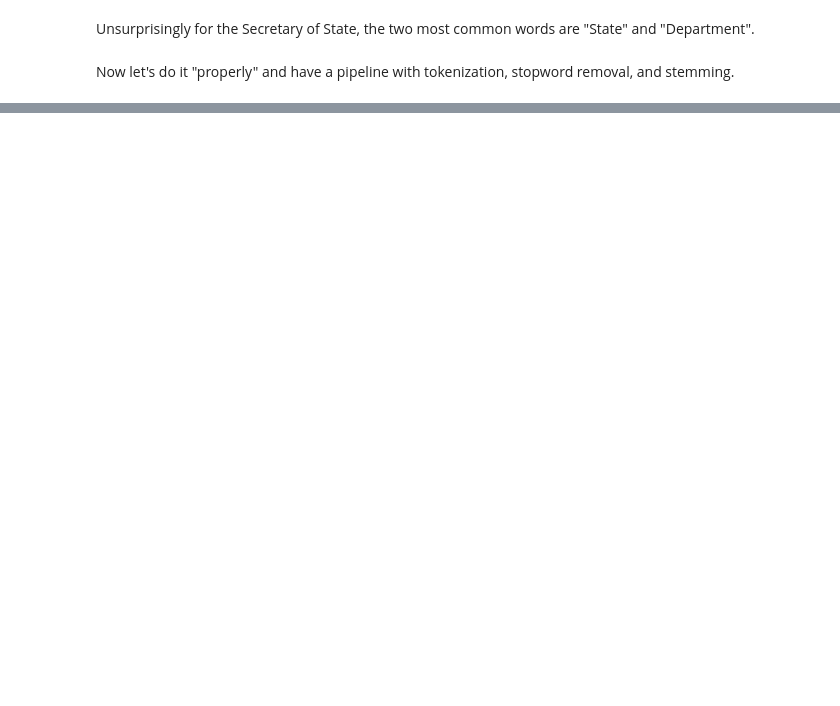
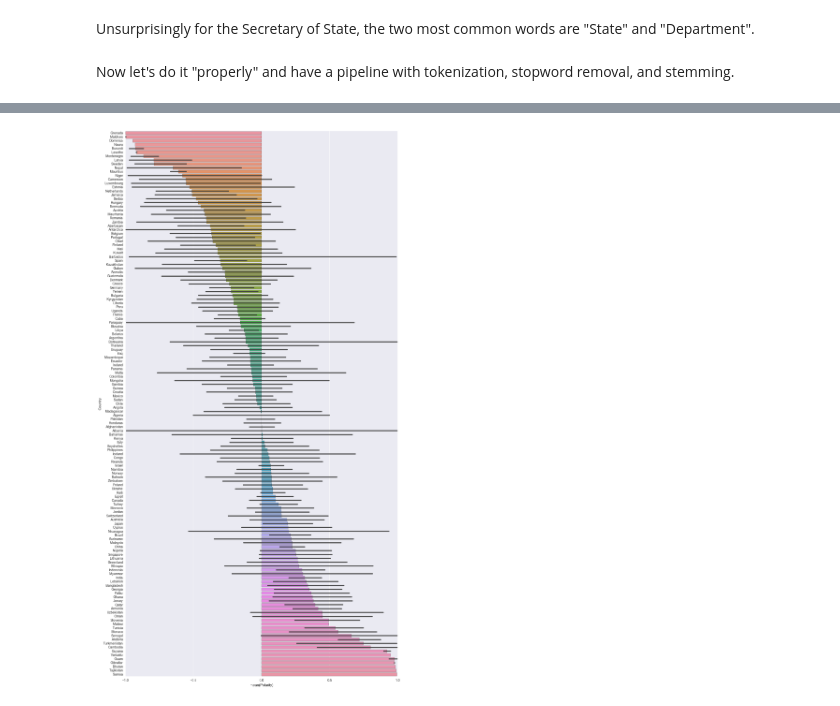
Before and after one commit to SolalPirelli/ADA2016, a Jupyter notebook: 05 - Taming Text/Notebook.ipynb, the cells around one changed output, grey strips where cells are left out. Drawn from its saved outputs; the diff is of its cells as text; code cells hidden in the pictures; blank space fills up the shorter version.

```diff
--- a/05 - Taming Text/Notebook.ipynb
+++ b/05 - Taming Text/Notebook.ipynb
@@ -93,0 +125,38 @@ plt.show()
+# %%
+# http://www.nltk.org/howto/sentiment.html shows use of Vader
+# NLTK, I am your father! ...sorry, had to make that joke.
+from nltk.sentiment.vader import SentimentIntensityAnalyzer
+
+# Compute the polarities for each email
+polarities_by_email = {}
+intensity_analyzer = SentimentIntensityAnalyzer()
+
+for _, email in hillary_emails.iterrows():
+    # Again, emails can't be hashed, thus we use IDs
+    polarities_by_email[email["Id"]] = intensity_analyzer.polarity_scores(email["RawText"])
+# %%
+# Create a frame with all polarities per country
+polarities_of_countries = []
+for country, emails in mentioned_countries.items():
+    for email_id in emails:
+        # "compound" is the aggregate, i.e. we care about both positive and negative feelings
+        polarity = polarities_by_email[email_id]["compound"]
+        polarities_of_countries.append([country, polarity])
+
+polarities_frame = pd.DataFrame(polarities_of_countries, columns=["Country", "Polarity"])
+
+# Now sort the frame, so we see all countries in the "right" order.
+sorted_polarities_frame = polarities_frame.groupby("Country").mean().sort_values(by="Polarity")
+# %%
+# Make a pretty plot! (well, at least, make a plot...)
+# First set the size... these values seem to work. They're kinda weird though.
+plt.subplots(figsize=(15,30))
+# We tried with x = country y = polarity, it's completely unreadable.
+sns.barplot(x="Polarity",
+            y="Country",
+            # Can't show the sorted frame directly though :()
+            data=polarities_frame,
+            order=sorted_polarities_frame.index)
+plt.show()
+# %% [output]
+[figure, added]
```
Also changed, not shown: parts of 8 cells of this notebook.
